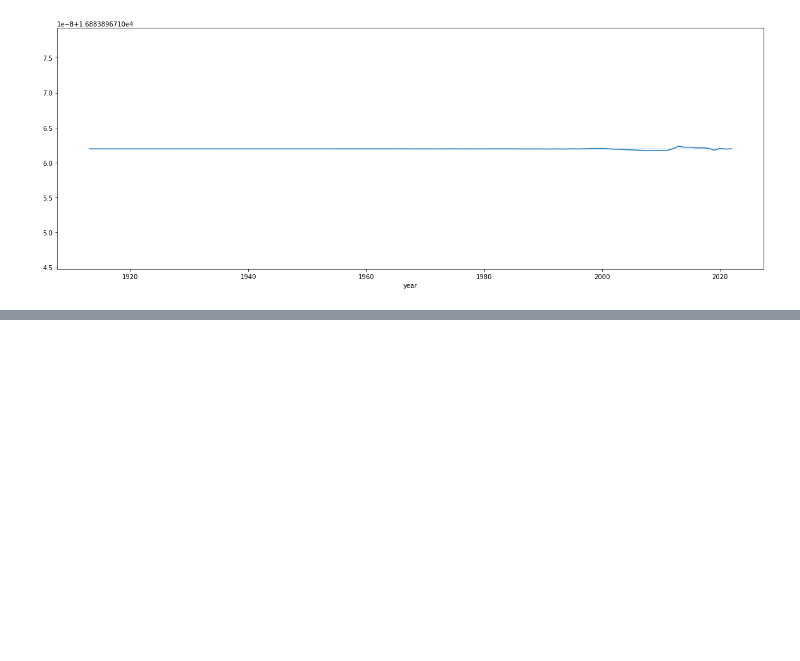
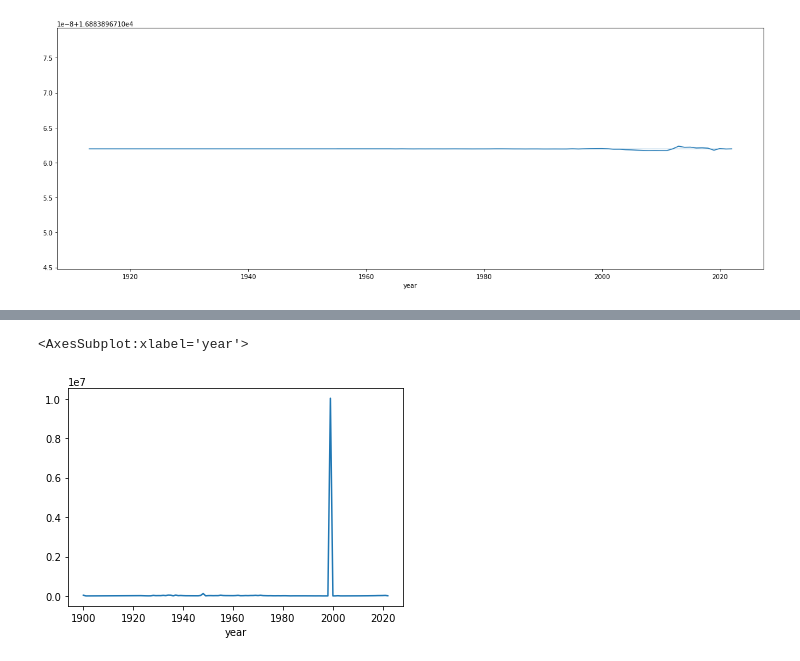
Before and after one commit to kwanjeff/DataTrack, a Jupyter notebook: Capstone 3/2. EDA_Ussed_Car_Prices.ipynb, the cells around one changed output, grey strips where cells are left out. Saved outputs shown, nothing was run; the diff lists cells and outputs as text; code cells hidden in the pictures; blank space fills up the shorter version.

```diff
--- a/Capstone 3/2. EDA_Ussed_Car_Prices.ipynb
+++ b/Capstone 3/2. EDA_Ussed_Car_Prices.ipynb
@@ -914,0 +652,5 @@ correlation matrix
+# %%
+mid1.plot()
+# %% [output]
+<AxesSubplot:xlabel='year'>
+[figure, added]
```
Also changed, not shown: parts of 70 cells of this notebook.
